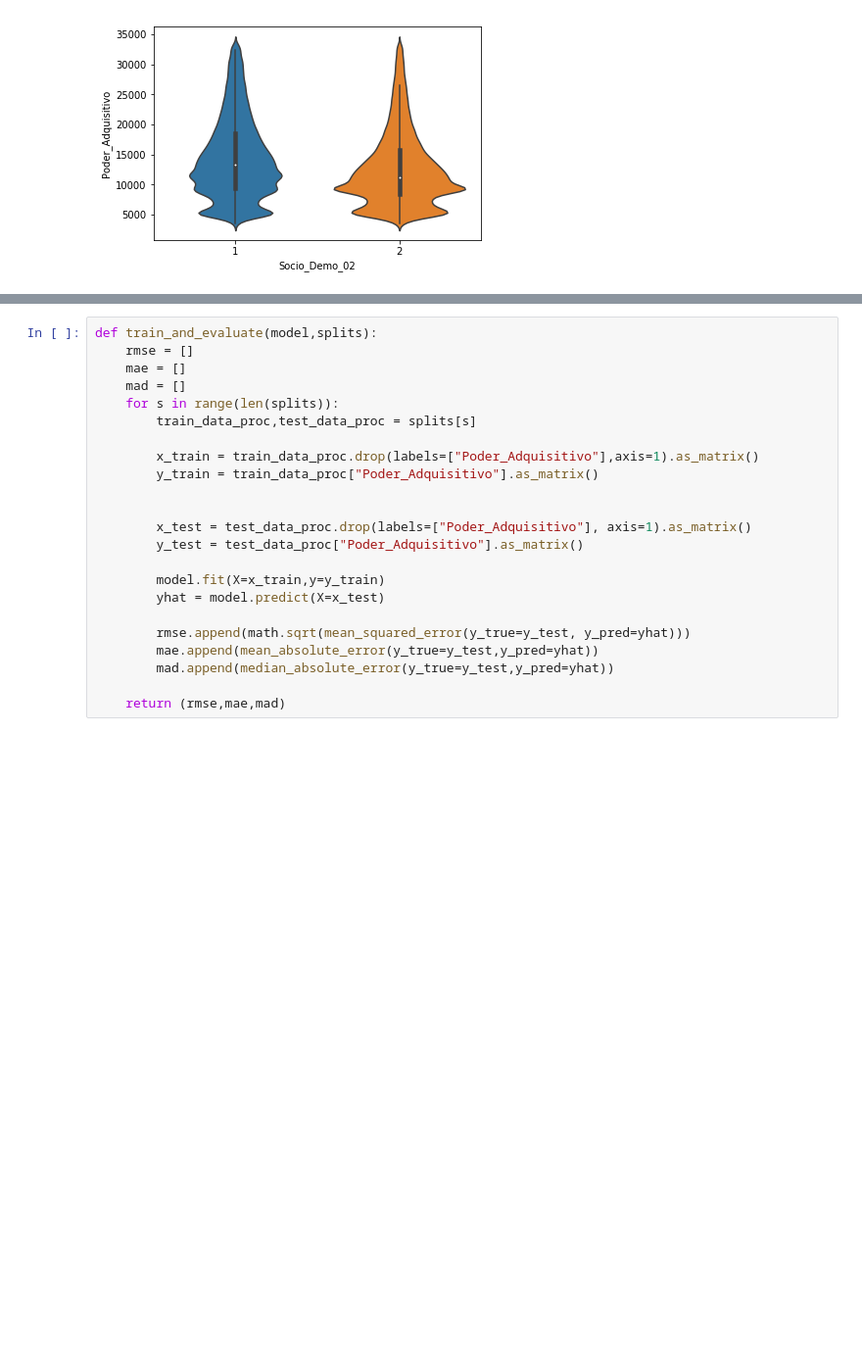
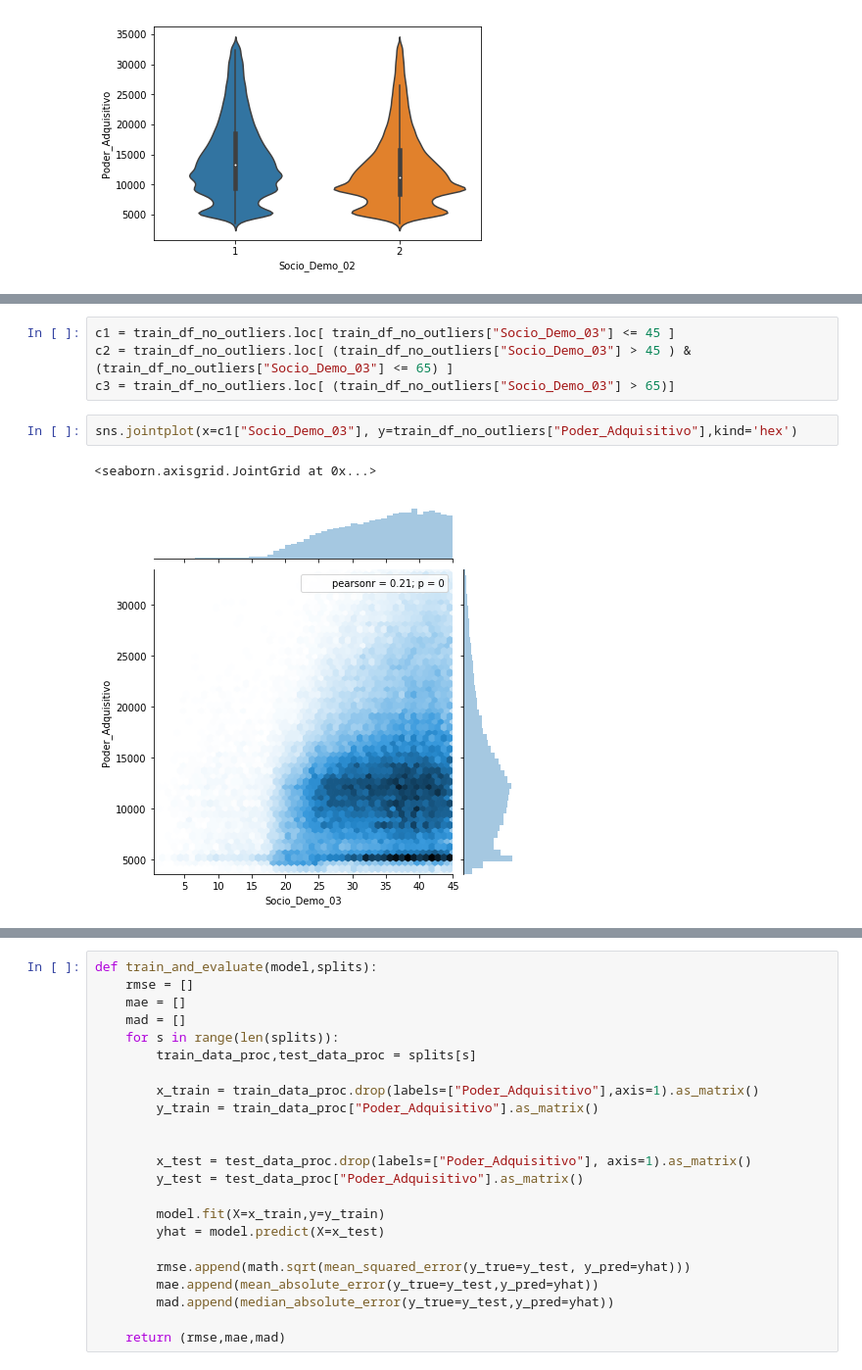
Before and after one commit to AlwaysLearningDeeper/Salesforce-Predictive-Modelling, a Jupyter notebook: start_here.ipynb, the cells around one changed output, grey strips where cells are left out. Shown: that part at 98% size. Cells and saved outputs as stored; diff of their text form; blank space fills up the shorter version.

```diff
--- a/start_here.ipynb
+++ b/start_here.ipynb
@@ -180,0 +199,9 @@ sns.violinplot(x=train_df_no_outliers["Socio_Demo_01"].loc[condition_array],y=tr
+# %%
+c1 = train_df_no_outliers.loc[ train_df_no_outliers["Socio_Demo_03"] <= 45 ]
+c2 = train_df_no_outliers.loc[ (train_df_no_outliers["Socio_Demo_03"] > 45 ) & (train_df_no_outliers["Socio_Demo_03"] <= 65) ]
+c3 = train_df_no_outliers.loc[ (train_df_no_outliers["Socio_Demo_03"] > 65)]
+# %%
+sns.jointplot(x=c1["Socio_Demo_03"], y=train_df_no_outliers["Poder_Adquisitivo"],kind='hex')
+# %% [output]
+<seaborn.axisgrid.JointGrid at 0x...>
+[figure, added]
```
Also changed, not shown: parts of 59 cells of this notebook.
